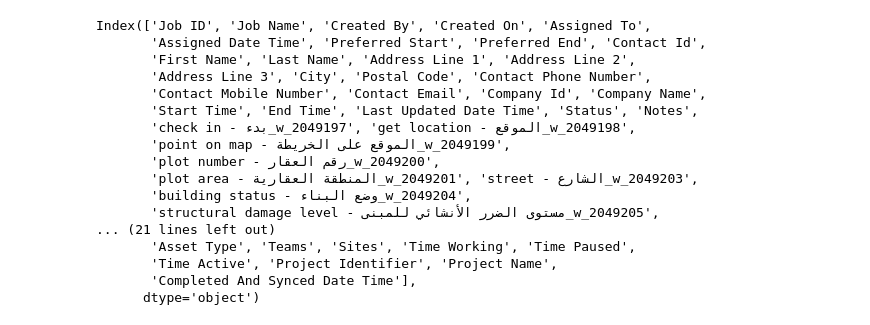
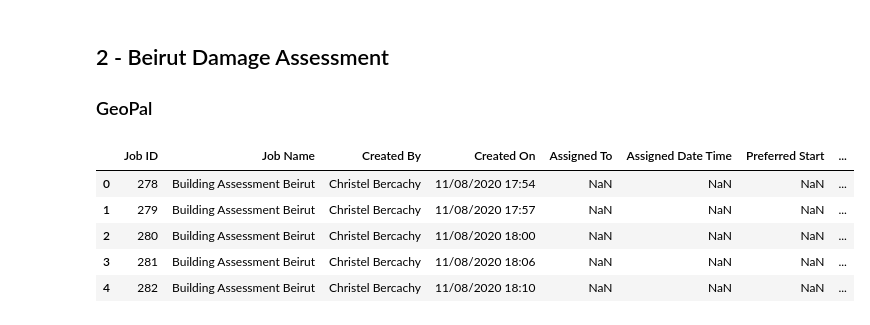
Before and after one commit to luke-scot/damage-assessment, a Jupyter notebook: data_visualisation.ipynb, the cells around one changed output. Cells and saved outputs as stored; diff of their text form; code cells hidden in the pictures.

```diff
--- a/data_visualisation.ipynb
+++ b/data_visualisation.ipynb
@@ -18,22 +53,17 @@ dataFile = "./data/geopalData.csv"
+# %% [markdown]
+<a id='damageAssessment'></a>
+## 2 - Beirut Damage Assessment
+<a id='GeoPal'></a>
+### GeoPal
 # %%
-# View data information
+# View first 5 rows of GeoPal data
 allData = pd.read_csv(dataFile)
-allData.columns
+pd.set_option('display.max_columns', None) # Show all columns
+allData.head()
 # %% [output]
-Index(['Job ID', 'Job Name', 'Created By', 'Created On', 'Assigned To',
-       'Assigned Date Time', 'Preferred Start', 'Preferred End', 'Contact Id',
-       'First Name', 'Last Name', 'Address Line 1', 'Address Line 2',
-       'Address Line 3', 'City', 'Postal Code', 'Contact Phone Number',
-       'Contact Mobile Number', 'Contact Email', 'Company Id', 'Company Name',
-       'Start Time', 'End Time', 'Last Updated Date Time', 'Status', 'Notes',
-       'check in - بدء_w_2049197', 'get location - الموقع_w_2049198',
-       'point on map - الموقع على الخريطة_w_2049199',
-       'plot number - رقم العقار_w_2049200',
-       'plot area - المنطقة العقارية_w_2049201', 'street - الشارع_w_2049203',
-       'building status - وضع البناء_w_2049204',
-       'structural damage level - مستوى الضرر الأنشائي للمبنى_w_2049205',
-... (21 lines left out)
-       'Asset Type', 'Teams', 'Sites', 'Time Working', 'Time Paused',
-       'Time Active', 'Project Identifier', 'Project Name',
-       'Completed And Synced Date Time'],
-      dtype='object')
+|  | Job ID | Job Name | Created By | Created On | Assigned To | Assigned Date Time | Preferred Start | ... |
+| 0 | 278 | Building Assessment Beirut | Christel Bercachy | 11/08/2020 17:54 | NaN | NaN | NaN | ... |
+| 1 | 279 | Building Assessment Beirut | Christel Bercachy | 11/08/2020 17:57 | NaN | NaN | NaN | ... |
+| 2 | 280 | Building Assessment Beirut | Christel Bercachy | 11/08/2020 18:00 | NaN | NaN | NaN | ... |
+| 3 | 281 | Building Assessment Beirut | Christel Bercachy | 11/08/2020 18:06 | NaN | NaN | NaN | ... |
+| 4 | 282 | Building Assessment Beirut | Christel Bercachy | 11/08/2020 18:10 | NaN | NaN | NaN | ... |
```
Also changed, not shown: parts of 15 cells of this notebook, 1 other file.
